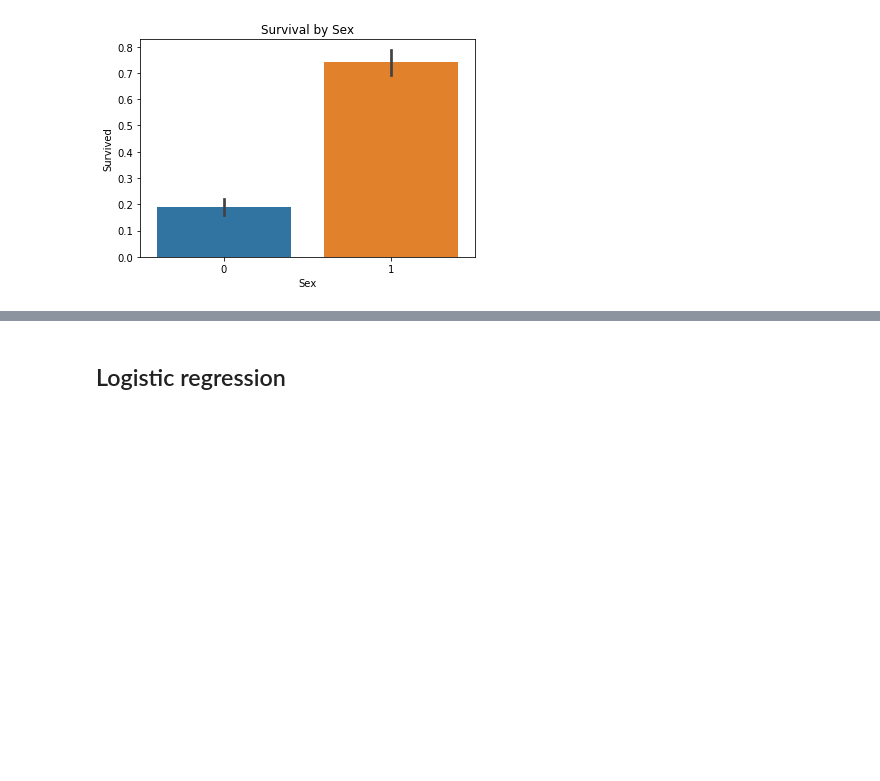
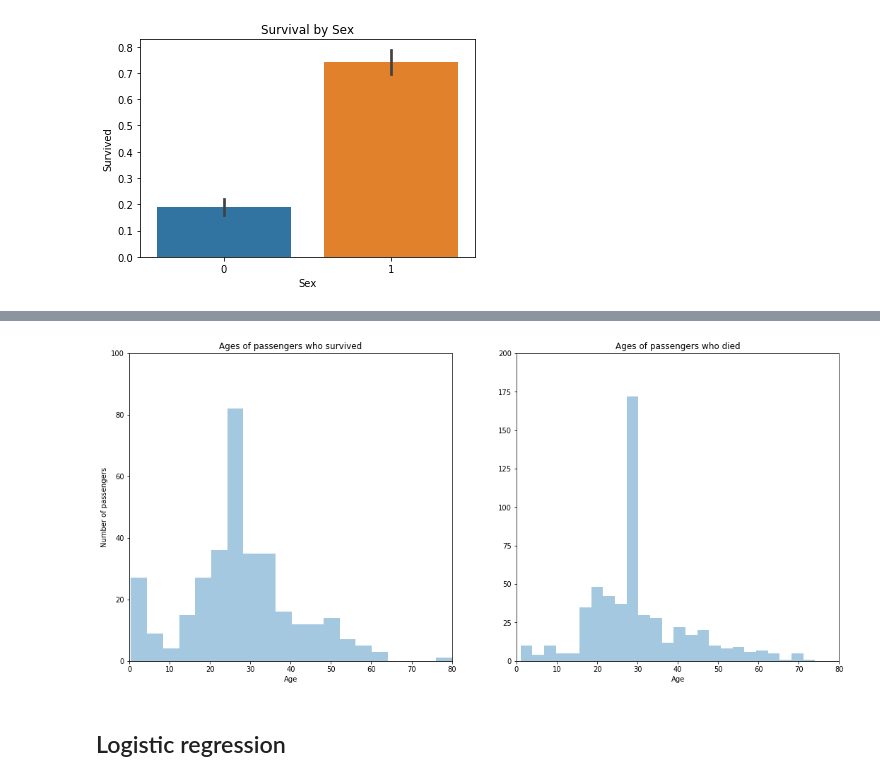
Before and after one commit to luketibbott/titanic, a Jupyter notebook: titanic.ipynb, the cells around one changed output, grey strips where cells are left out. Saved outputs shown, nothing was run; the diff lists cells and outputs as text; code cells hidden in the pictures; blank space fills up the shorter version.

```diff
--- a/titanic.ipynb
+++ b/titanic.ipynb
@@ -159,3 +220,25 @@ array(['PassengerId', 'Survived', 'Pclass', 'Sex', 'Age', 'SibSp',
+# %%
+survived_ages = train[train.Survived == 1]['Age']
+died_ages = train[train.Survived == 0]['Age']
+
+fig, (ax1, ax2) = plt.subplots(1, 2, figsize=(18, 8))
+
+plt.subplot(1, 2, 1)
+sns.distplot(survived_ages, kde=False)
+plt.axis([0, 80, 0, 100])
+plt.title('Ages of passengers who survived')
+plt.ylabel('Number of passengers')
+plt.xlabel('Age')
+
+
+
+plt.subplot(1, 2, 2)
+sns.distplot(died_ages, kde=False)
+plt.axis([0, 80, 0, 200])
+plt.title('Ages of passengers who died')
+plt.xlabel('Age');
+# %% [output]
+[figure, added]
 # %% [markdown]
 ## Logistic regression
 # %%
```
Also changed, not shown: parts of 17 cells of this notebook.
